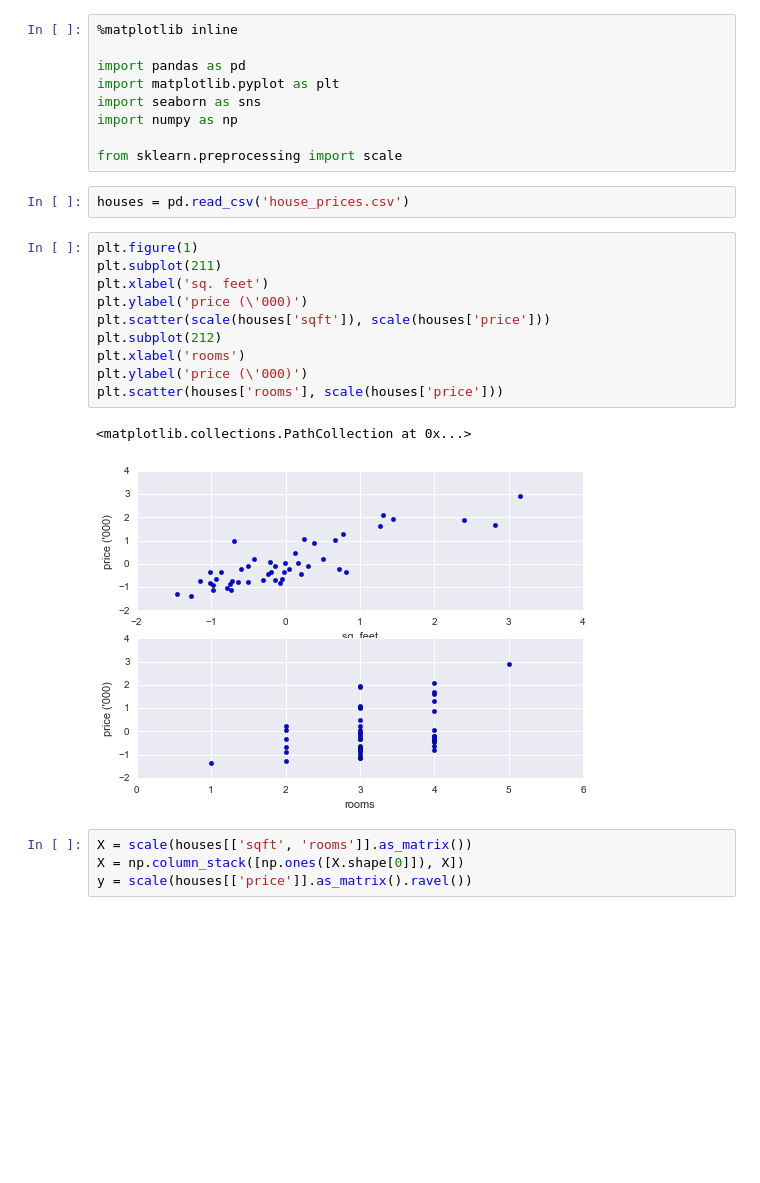
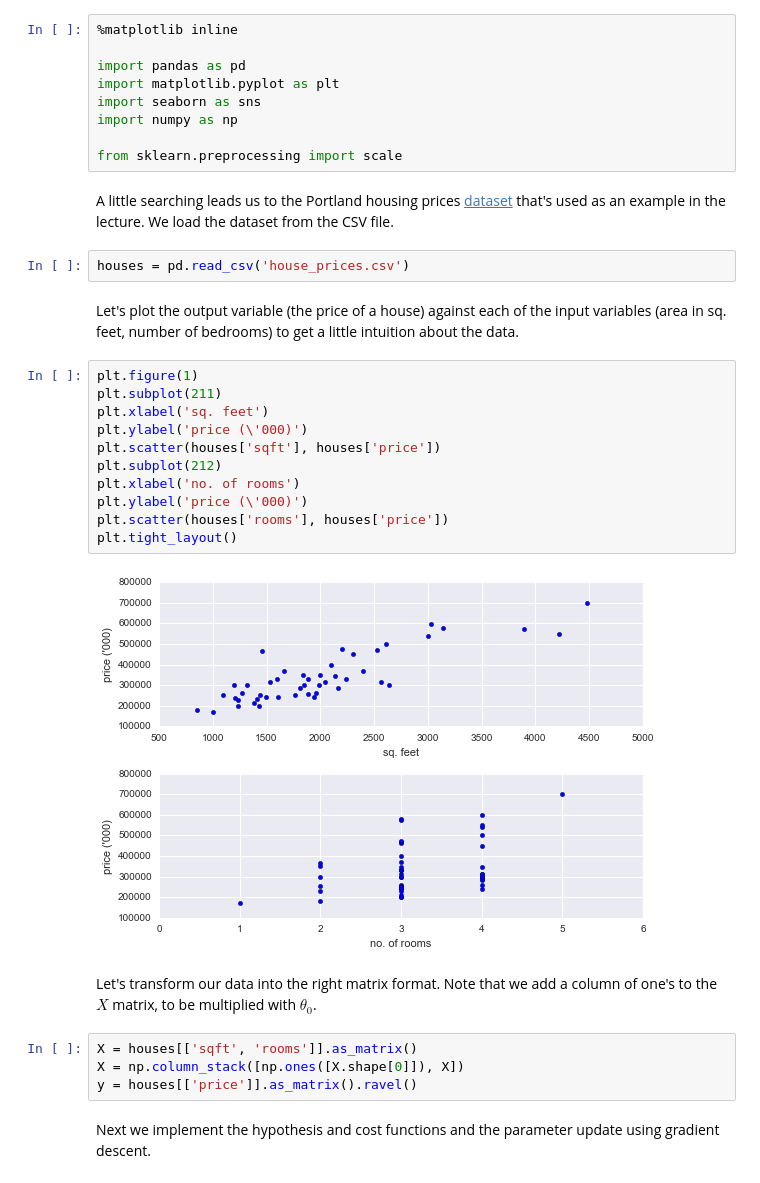
Before and after one commit to vikasgorur/cs229, a Jupyter notebook: Linear Regression.ipynb, the cells around one changed output. Cells and saved outputs as stored; diff of their text form; blank space fills up the shorter version.

```diff
--- a/Linear Regression.ipynb
+++ b/Linear Regression.ipynb
@@ -7,25 +14,33 @@ import seaborn as sns
 import numpy as np
 
 from sklearn.preprocessing import scale
+# %% [markdown]
+A little searching leads us to the Portland housing prices [dataset](http://openclassroom.stanford.edu/MainFolder/courses/MachineLearning/exercises/ex3materials/ex3Data.zip) that's used as an example in the lecture. We load the dataset from the CSV file.
 # %%
 houses = pd.read_csv('house_prices.csv')
+# %% [markdown]
+Let's plot the output variable (the price of a house) against each of the input variables (area in sq. feet, number of bedrooms) to get a little intuition about the data.
 # %%
 plt.figure(1)
 plt.subplot(211)
 plt.xlabel('sq. feet')
 plt.ylabel('price (\'000)')
-plt.scatter(scale(houses['sqft']), scale(houses['price']))
+plt.scatter(houses['sqft'], houses['price'])
 plt.subplot(212)
-plt.xlabel('rooms')
+plt.xlabel('no. of rooms')
 plt.ylabel('price (\'000)')
-plt.scatter(houses['rooms'], scale(houses['price']))
+plt.scatter(houses['rooms'], houses['price'])
+plt.tight_layout()
 # %% [output]
-<matplotlib.collections.PathCollection at 0x...>
-[figure, old version]
+[figure, new version]
+# %% [markdown]
+Let's transform our data into the right matrix format. Note that we add a column of one's to the $X$ matrix, to be multiplied with $\theta_0$.
 # %%
-X = scale(houses[['sqft', 'rooms']].as_matrix())
+X = houses[['sqft', 'rooms']].as_matrix()
 X = np.column_stack([np.ones([X.shape[0]]), X])
-y = scale(houses[['price']].as_matrix().ravel())
+y = houses[['price']].as_matrix().ravel()
+# %% [markdown]
+Next we implement the hypothesis and cost functions and the parameter update using gradient descent.
 # %%
 # Hypothesis function
 def h(theta, X):
```
Also changed, not shown: parts of 16 cells of this notebook.
